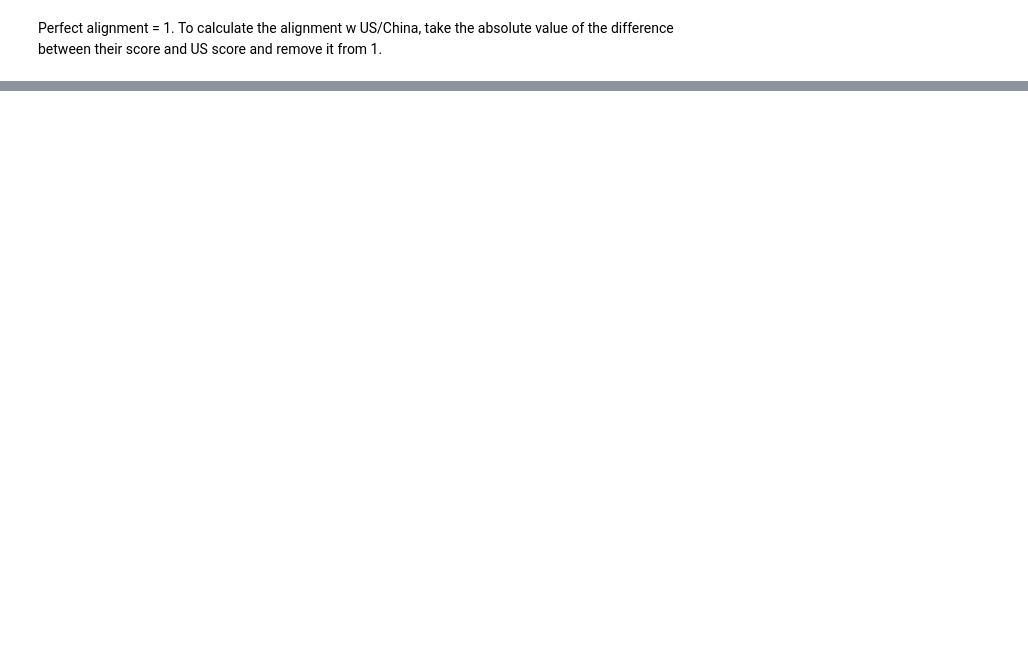
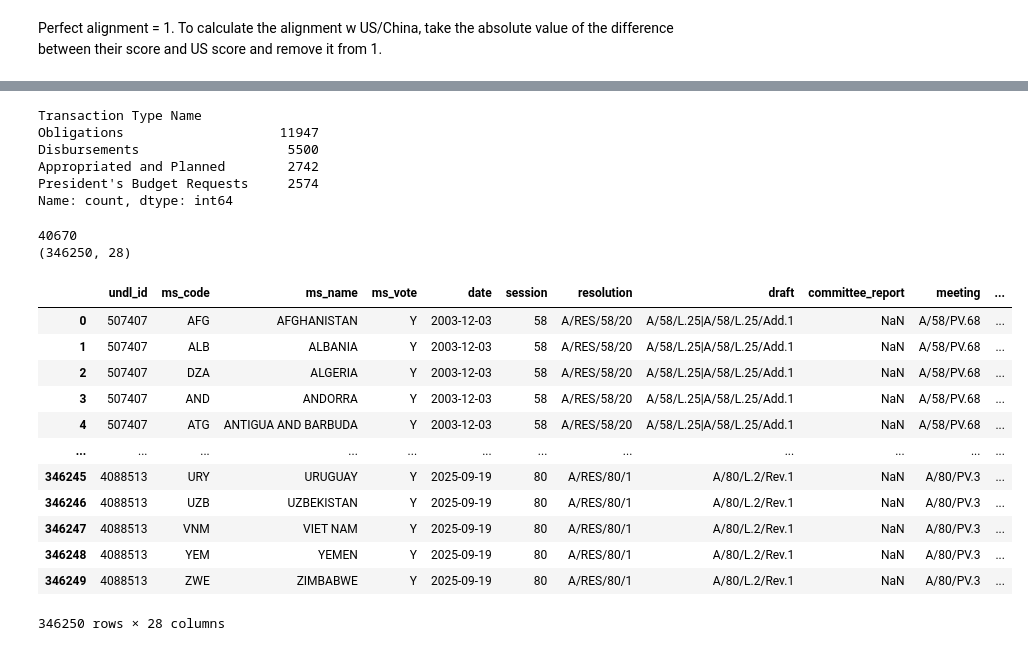
Before and after one commit to charlie77-7/qss20-final-project, a Jupyter notebook: code/01_load_clean.ipynb, the cells around one changed output, grey strips where cells are left out. Drawn from its saved outputs; the diff is of its cells as text; code cells hidden in the pictures; blank space fills up the shorter version.

Commit message:
Add code notebooks and output figures

```diff
--- a/code/01_load_clean.ipynb
+++ b/code/01_load_clean.ipynb
@@ -197,0 +281,6 @@ df_post2000['ms_vote_score'] = df_post2000['ms_vote'].map(vote_score)
+# %%
+#merging
+
+df_post2000 = df_post2000.merge(titles[['resolution', 'category']], on='resolution', how='left')
+
+print(df_post2000['category'].isna().sum())
@@ -250,0 +329,8 @@ df_post2000['align_china'] = 1 - abs(df_post2000['ms_vote_score'] - df_post2000[
+# %%
+## now adding in USAID
+gdown.download(id="1olxIzOBAbjpbLfrlvFkPqAfDF2UFe-UI", output="us_foreign_aid_country.csv", quiet=False)
+aid = pd.read_csv("us_foreign_aid_country.csv")
+
+print(aid.shape)
+print(aid.columns.tolist())
+print(aid.head())
@@ -250,0 +380,43 @@ df_post2000['align_china'] = 1 - abs(df_post2000['ms_vote_score'] - df_post2000[
+# %%
+print(aid['Transaction Type Name'].value_counts())
+# %% [output]
+Transaction Type Name
+Obligations                    11947
+Disbursements                   5500
+Appropriated and Planned        2742
+President's Budget Requests     2574
+Name: count, dtype: int64
+# %%
+## filter to just disbursements
+aid_clean = aid[aid['Transaction Type Name'] == 'Disbursements'].copy()
+# %%
+## sum for each country and year the amount of disbursements they've received
+aid_agg = aid_clean.groupby(['Country Code', 'Fiscal Year'])['constant_amount'].sum().reset_index()
+aid_agg.columns = ['ms_code', 'year', 'usaid_disbursement']
+# %%
+## now merge onto our voting data
+df_post2000['year'] = df_post2000['year'].astype(int)
+aid_agg['year'] = aid_agg['year'].astype(int)
+
+df_post2000 = df_post2000.merge(aid_agg, on=['ms_code', 'year'], how='left')
+
+print(df_post2000['usaid_disbursement'].isna().sum())
+print(df_post2000.shape)
+
+df_post2000
+# %% [output]
+40670
+(346250, 28)
+|  | undl_id | ms_code | ms_name | ms_vote | date | session | resolution | draft | committee_report | meeting | ... |
+| 0 | 507407 | AFG | AFGHANISTAN | Y | 2003-12-03 | 58 | A/RES/58/20 | A/58/L.25|A/58/L.25/Add.1 | NaN | A/58/PV.68 | ... |
+| 1 | 507407 | ALB | ALBANIA | Y | 2003-12-03 | 58 | A/RES/58/20 | A/58/L.25|A/58/L.25/Add.1 | NaN | A/58/PV.68 | ... |
+| 2 | 507407 | DZA | ALGERIA | Y | 2003-12-03 | 58 | A/RES/58/20 | A/58/L.25|A/58/L.25/Add.1 | NaN | A/58/PV.68 | ... |
+| 3 | 507407 | AND | ANDORRA | Y | 2003-12-03 | 58 | A/RES/58/20 | A/58/L.25|A/58/L.25/Add.1 | NaN | A/58/PV.68 | ... |
+| 4 | 507407 | ATG | ANTIGUA AND BARBUDA | Y | 2003-12-03 | 58 | A/RES/58/20 | A/58/L.25|A/58/L.25/Add.1 | NaN | A/58/PV.68 | ... |
+| ... | ... | ... | ... | ... | ... | ... | ... | ... | ... | ... | ... |
+| 346245 | 4088513 | URY | URUGUAY | Y | 2025-09-19 | 80 | A/RES/80/1 | A/80/L.2/Rev.1 | NaN | A/80/PV.3 | ... |
+| 346246 | 4088513 | UZB | UZBEKISTAN | Y | 2025-09-19 | 80 | A/RES/80/1 | A/80/L.2/Rev.1 | NaN | A/80/PV.3 | ... |
+| 346247 | 4088513 | VNM | VIET NAM | Y | 2025-09-19 | 80 | A/RES/80/1 | A/80/L.2/Rev.1 | NaN | A/80/PV.3 | ... |
+| 346248 | 4088513 | YEM | YEMEN | Y | 2025-09-19 | 80 | A/RES/80/1 | A/80/L.2/Rev.1 | NaN | A/80/PV.3 | ... |
+| 346249 | 4088513 | ZWE | ZIMBABWE | Y | 2025-09-19 | 80 | A/RES/80/1 | A/80/L.2/Rev.1 | NaN | A/80/PV.3 | ... |
+346250 rows × 28 columns
```
Also changed, not shown: parts of 32 cells of this notebook, 5 other files.
